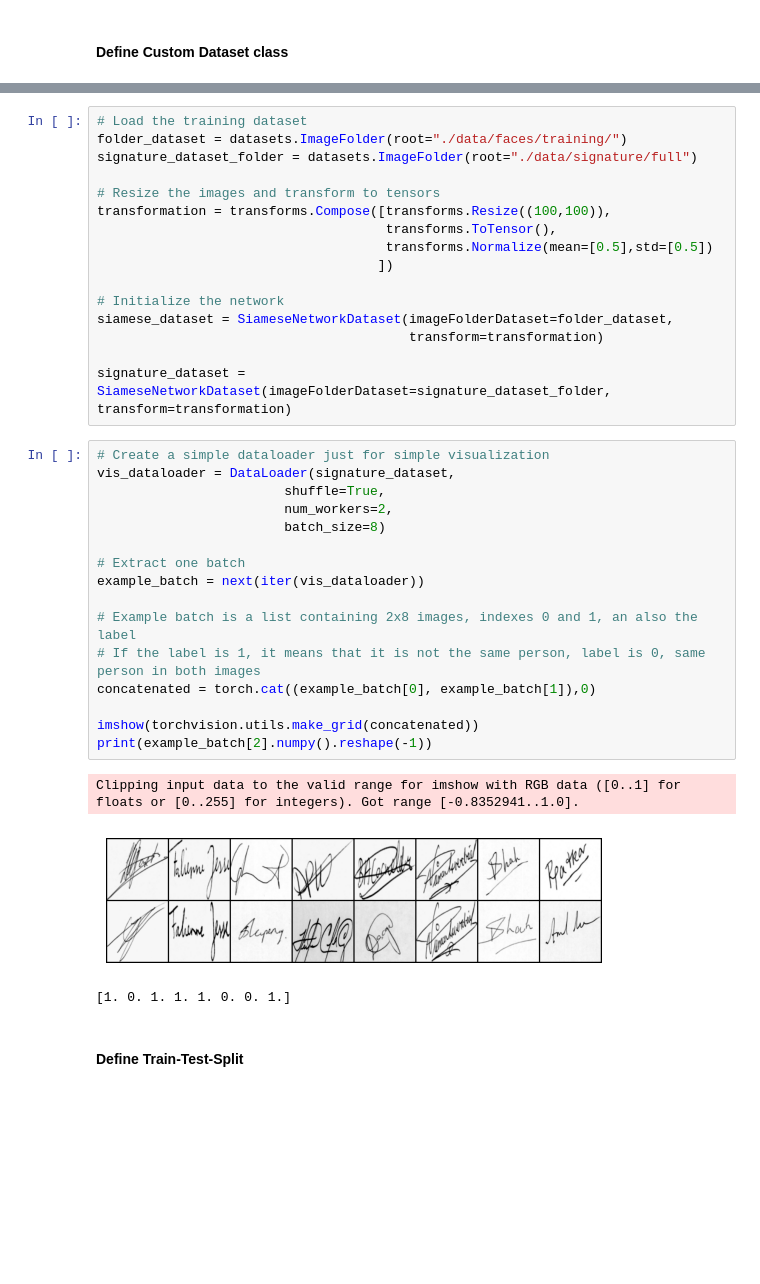
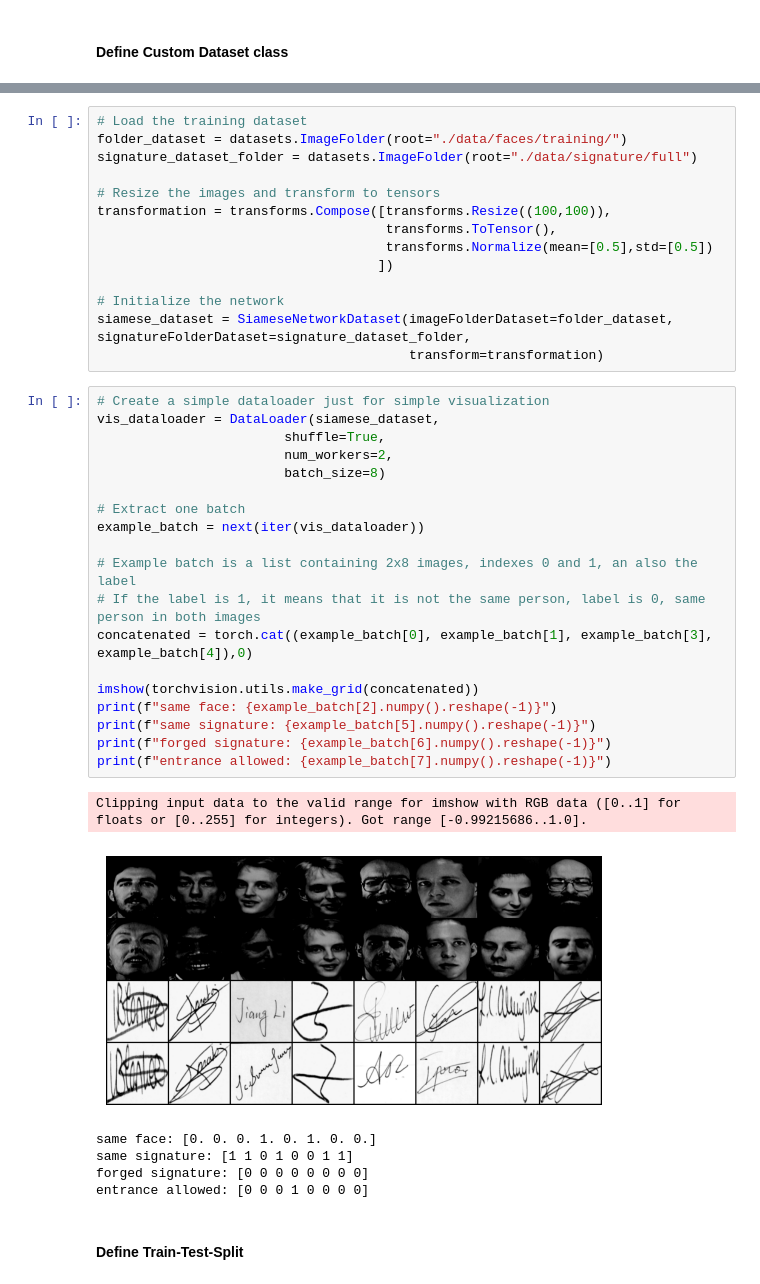
Before and after one commit to Schmiddi3110/DeepVisionProject, a Jupyter notebook: DeepVisionProject.ipynb, the cells around one changed output, grey strips where cells are left out. Cells and saved outputs as stored; diff of their text form; blank space fills up the shorter version.

```diff
--- a/DeepVisionProject.ipynb
+++ b/DeepVisionProject.ipynb
@@ -125,30 +171,34 @@ transformation = transforms.Compose([transforms.Resize((100,100)),
                                     ])
 
 # Initialize the network
-siamese_dataset = SiameseNetworkDataset(imageFolderDataset=folder_dataset,
+siamese_dataset = SiameseNetworkDataset(imageFolderDataset=folder_dataset, signatureFolderDataset=signature_dataset_folder,
                                         transform=transformation)
-
-signature_dataset = SiameseNetworkDataset(imageFolderDataset=signature_dataset_folder, transform=transformation)
 # %%
 # Create a simple dataloader just for simple visualization
-vis_dataloader = DataLoader(signature_dataset,
+vis_dataloader = DataLoader(siamese_dataset,
                         shuffle=True,
                         num_workers=2,
                         batch_size=8)
 
 # Extract one batch
 example_batch = next(iter(vis_dataloader))
 
 # Example batch is a list containing 2x8 images, indexes 0 and 1, an also the label
 # If the label is 1, it means that it is not the same person, label is 0, same person in both images
-concatenated = torch.cat((example_batch[0], example_batch[1]),0)
+concatenated = torch.cat((example_batch[0], example_batch[1], example_batch[3], example_batch[4]),0)
 
 imshow(torchvision.utils.make_grid(concatenated))
-print(example_batch[2].numpy().reshape(-1))
+print(f"same face: {example_batch[2].numpy().reshape(-1)}")
+print(f"same signature: {example_batch[5].numpy().reshape(-1)}")
+print(f"forged signature: {example_batch[6].numpy().reshape(-1)}")
+print(f"entrance allowed: {example_batch[7].numpy().reshape(-1)}")
 # %% [output]
-Clipping input data to the valid range for imshow with RGB data ([0..1] for floats or [0..255] for integers). Got range [-0.8352941..1.0].
+Clipping input data to the valid range for imshow with RGB data ([0..1] for floats or [0..255] for integers). Got range [-0.99215686..1.0].
-[figure, old version]
+[figure, new version]
-[1. 0. 1. 1. 1. 0. 0. 1.]
+same face: [0. 0. 0. 1. 0. 1. 0. 0.]
+same signature: [1 1 0 1 0 0 1 1]
+forged signature: [0 0 0 0 0 0 0 0]
+entrance allowed: [0 0 0 1 0 0 0 0]
 # %% [markdown]
 #### Define Train-Test-Split<a class="anchor" id="1c">
 # %% [markdown]
```
Also changed, not shown: parts of 7 cells of this notebook.
